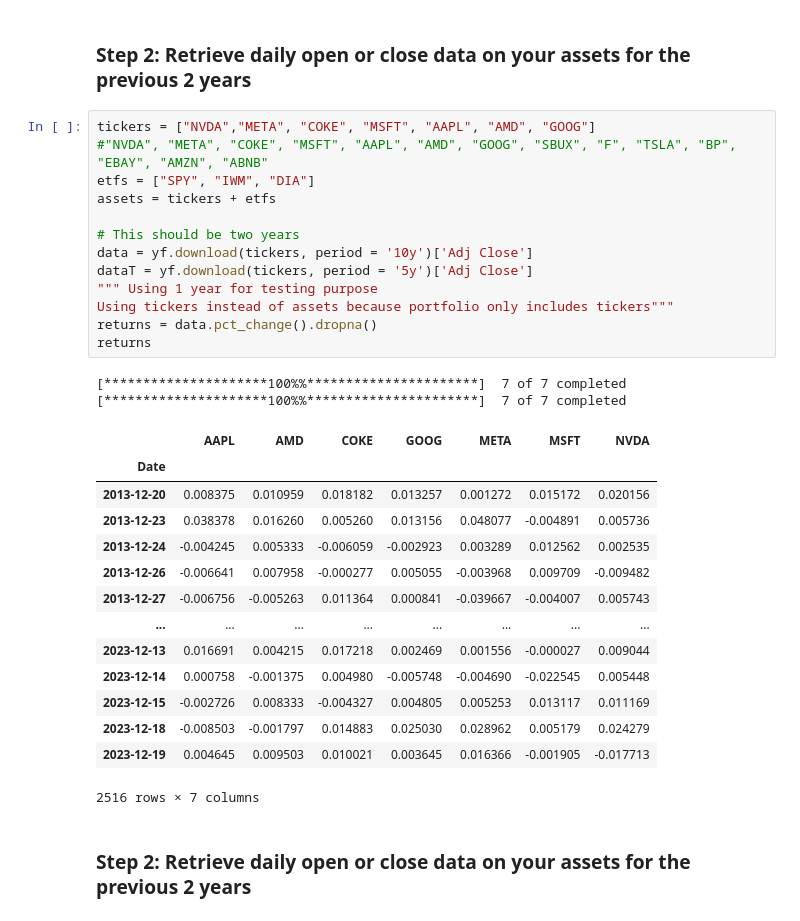
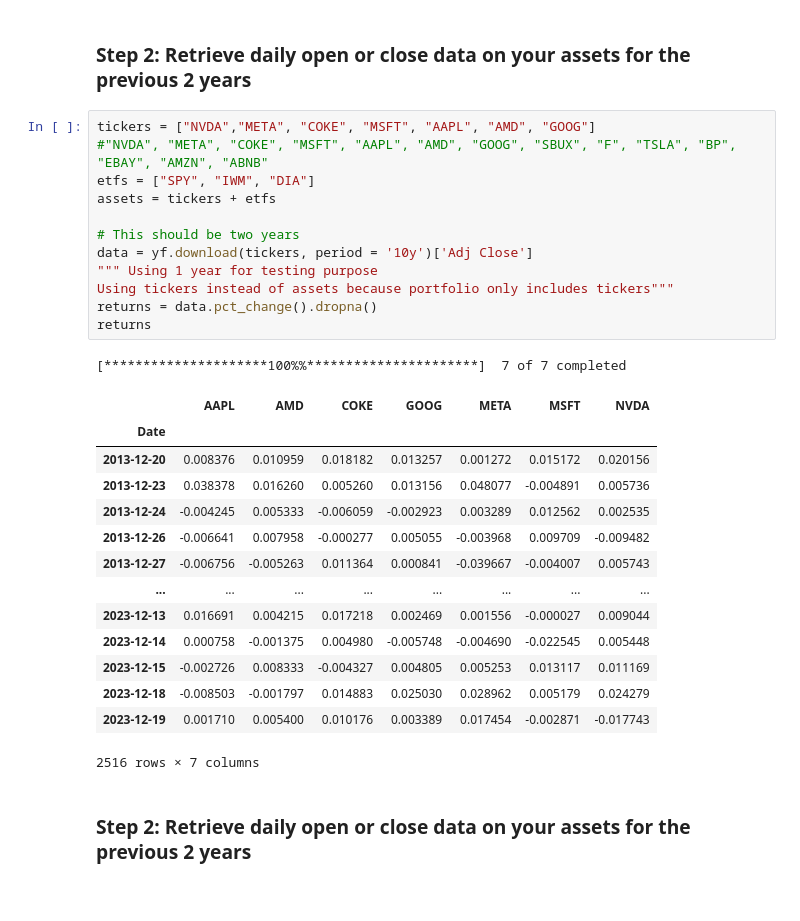
Before and after one commit to CCNY-Analytics-and-Quant/Quantative-Finance-Repo, a Jupyter notebook: Finished_workbooks/EF/Efficient_Frontier.ipynb, the cells around one changed output. Cells and saved outputs as stored; diff of their text form.

```diff
--- a/Finished_workbooks/EF/Efficient_Frontier.ipynb
+++ b/Finished_workbooks/EF/Efficient_Frontier.ipynb
@@ -19,22 +19,20 @@ print(os.getcwd())
 # %%
 tickers = ["NVDA","META", "COKE", "MSFT", "AAPL", "AMD", "GOOG"]
 #"NVDA", "META", "COKE", "MSFT", "AAPL", "AMD", "GOOG", "SBUX", "F", "TSLA", "BP", "EBAY", "AMZN", "ABNB"
 etfs = ["SPY", "IWM", "DIA"]
 assets = tickers + etfs
 
 # This should be two years
 data = yf.download(tickers, period = '10y')['Adj Close']
-dataT = yf.download(tickers, period = '5y')['Adj Close']
 """ Using 1 year for testing purpose
 Using tickers instead of assets because portfolio only includes tickers"""
 returns = data.pct_change().dropna()
 returns
 # %% [output]
 [*********************100%%**********************]  7 of 7 completed
-[*********************100%%**********************]  7 of 7 completed
 |  | AAPL | AMD | COKE | GOOG | META | MSFT | NVDA |
 | Date |  |  |  |  |  |  |  |
-| 2013-12-20 | 0.008375 | 0.010959 | 0.018182 | 0.013257 | 0.001272 | 0.015172 | 0.020156 |
+| 2013-12-20 | 0.008376 | 0.010959 | 0.018182 | 0.013257 | 0.001272 | 0.015172 | 0.020156 |
 | 2013-12-23 | 0.038378 | 0.016260 | 0.005260 | 0.013156 | 0.048077 | -0.004891 | 0.005736 |
 | 2013-12-24 | -0.004245 | 0.005333 | -0.006059 | -0.002923 | 0.003289 | 0.012562 | 0.002535 |
 | 2013-12-26 | -0.006641 | 0.007958 | -0.000277 | 0.005055 | -0.003968 | 0.009709 | -0.009482 |
@@ -44,7 +42,7 @@ returns
 | 2023-12-14 | 0.000758 | -0.001375 | 0.004980 | -0.005748 | -0.004690 | -0.022545 | 0.005448 |
 | 2023-12-15 | -0.002726 | 0.008333 | -0.004327 | 0.004805 | 0.005253 | 0.013117 | 0.011169 |
 | 2023-12-18 | -0.008503 | -0.001797 | 0.014883 | 0.025030 | 0.028962 | 0.005179 | 0.024279 |
-| 2023-12-19 | 0.004645 | 0.009503 | 0.010021 | 0.003645 | 0.016366 | -0.001905 | -0.017713 |
+| 2023-12-19 | 0.001710 | 0.005400 | 0.010176 | 0.003389 | 0.017454 | -0.002871 | -0.017743 |
 2516 rows × 7 columns
 # %% [markdown]
 ### Step 2: Retrieve daily open or close data on your assets for the previous 2 years
```
Also changed, not shown: parts of 4 cells of this notebook, 1 other file.
